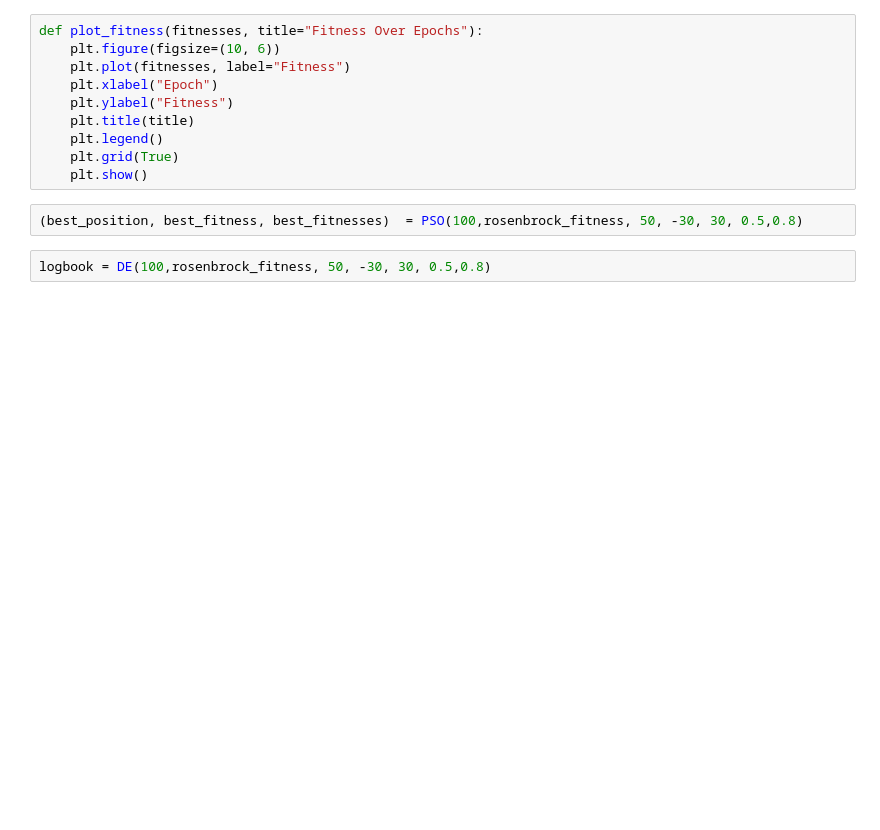
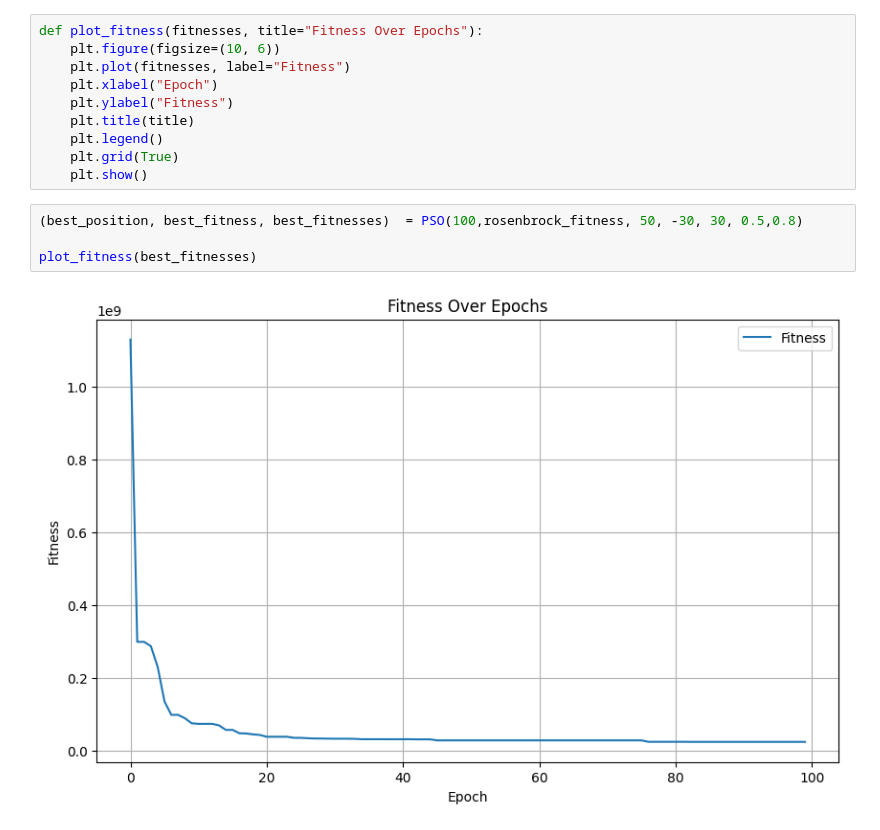
Before and after one commit to Biboy-al/AIML426-A2, a Jupyter notebook: Q2_DE_PSO/src/main.ipynb, the cells around one changed output. Drawn from its saved outputs; the diff is of its cells as text; blank space fills up the shorter version.

```diff
--- a/Q2_DE_PSO/src/main.ipynb
+++ b/Q2_DE_PSO/src/main.ipynb
@@ -168,5 +176,7 @@ def plot_fitness(fitnesses, title="Fitness Over Epochs"):
     plt.show()
 # %%
 (best_position, best_fitness, best_fitnesses)  = PSO(100,rosenbrock_fitness, 50, -30, 30, 0.5,0.8)
+
+plot_fitness(best_fitnesses)
+# %% [output]
+[figure, added]
-# %%
-logbook = DE(100,rosenbrock_fitness, 50, -30, 30, 0.5,0.8)
```
Also changed, not shown: parts of 2 cells of this notebook, 1 other file.
